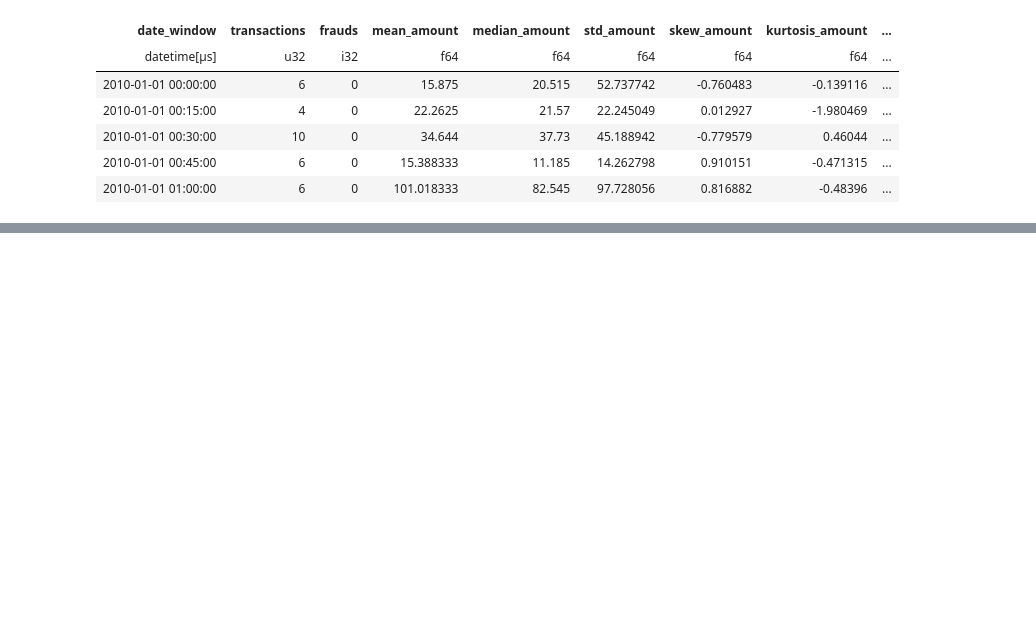
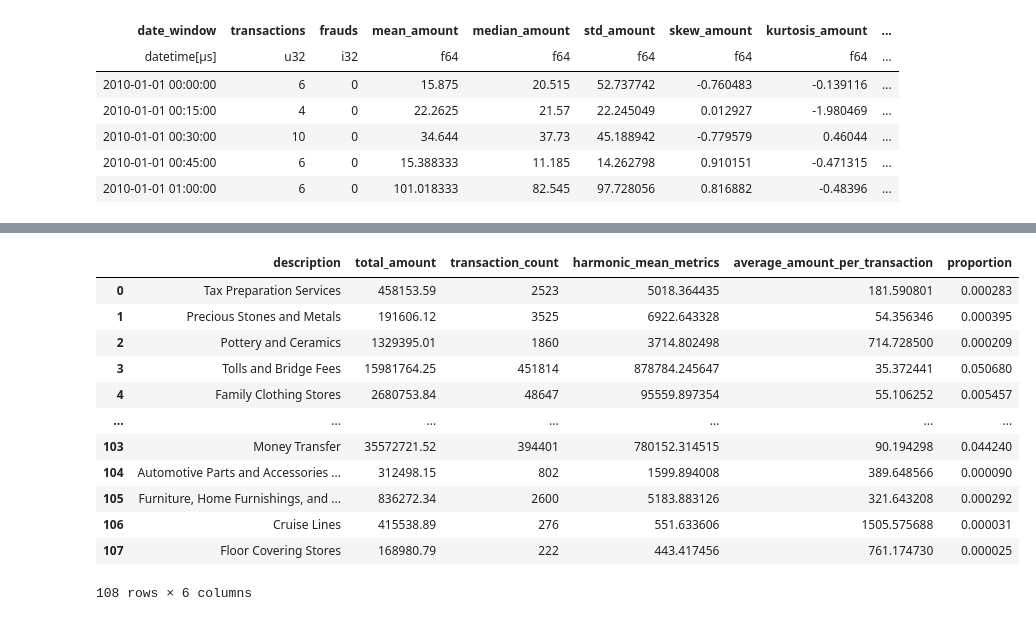
Before and after one commit to Angelicogfa/tcc_mba_datascience_analytics_usp_esalq, a Jupyter notebook: 03-modelagem_dados.ipynb, the cells around one changed output, grey strips where cells are left out. Drawn from its saved outputs; the diff is of its cells as text; code cells hidden in the pictures; blank space fills up the shorter version.

```diff
--- a/03-modelagem_dados.ipynb
+++ b/03-modelagem_dados.ipynb
@@ -33,4 +33,16 @@ df = df.with_columns(
     .then(pl.lit('Yes'))
     .otherwise(pl.lit('No'))
     .alias('online_sales')
+).with_columns(
+    pl.when(pl.col('merchant_city').str.to_lowercase() == 'online')
+    .then(pl.lit('Online'))
+    .otherwise(pl.col('merchant_city'))
+    .alias('city')
+).with_columns(
+    pl.when(pl.col('merchant_state').str.len_chars() == 2)
+    .then(pl.lit('United States'))
+    .otherwise(pl.col('merchant_state'))
+    .alias('country')
+    .fill_null('Online')
 )
+df.sample(5)
@@ -128,3 +149,6 @@ shape: (10, 54)
 | 2010-01-01 01:45:00 | 7 | 0 | 51.992857 | 39.05 | 34.98547 | 1.019653 | -0.01202 | ... |
 | 2010-01-01 02:00:00 | 9 | 0 | 45.843333 | 6.63 | 68.940091 | 1.30041 | 0.377724 | ... |
 | 2010-01-01 02:15:00 | 6 | 0 | 35.681667 | 42.3 | 27.537275 | -0.289351 | -1.570798 | ... |
+# %%
+df_proportion = df['description'].value_counts(normalize=True).sort('proportion', descending=True)
+df_proportion.filter(pl.col('proportion') >= 0.01)
@@ -130,0 +170,25 @@ shape: (10, 54)
+# %%
+df.group_by("description").agg([
+    pl.sum("amount").alias("total_amount"),
+    pl.len().alias("transaction_count"),
+]).with_columns(
+    (
+        2 / (1 / pl.col("total_amount") + 1 / pl.col("transaction_count"))
+    ).alias("harmonic_mean_metrics")
+).with_columns(
+    (pl.col("total_amount") / pl.col("transaction_count")).alias("average_amount_per_transaction")
+).join(df_proportion, on='description', how='left').to_pandas()
+# %% [output]
+|  | description | total_amount | transaction_count | harmonic_mean_metrics | average_amount_per_transaction | proportion |
+| 0 | Tax Preparation Services | 458153.59 | 2523 | 5018.364435 | 181.590801 | 0.000283 |
+| 1 | Precious Stones and Metals | 191606.12 | 3525 | 6922.643328 | 54.356346 | 0.000395 |
+| 2 | Pottery and Ceramics | 1329395.01 | 1860 | 3714.802498 | 714.728500 | 0.000209 |
+| 3 | Tolls and Bridge Fees | 15981764.25 | 451814 | 878784.245647 | 35.372441 | 0.050680 |
+| 4 | Family Clothing Stores | 2680753.84 | 48647 | 95559.897354 | 55.106252 | 0.005457 |
+| ... | ... | ... | ... | ... | ... | ... |
+| 103 | Money Transfer | 35572721.52 | 394401 | 780152.314515 | 90.194298 | 0.044240 |
+| 104 | Automotive Parts and Accessories ... | 312498.15 | 802 | 1599.894008 | 389.648566 | 0.000090 |
+| 105 | Furniture, Home Furnishings, and ... | 836272.34 | 2600 | 5183.883126 | 321.643208 | 0.000292 |
+| 106 | Cruise Lines | 415538.89 | 276 | 551.633606 | 1505.575688 | 0.000031 |
+| 107 | Floor Covering Stores | 168980.79 | 222 | 443.417456 | 761.174730 | 0.000025 |
+108 rows × 6 columns
```
Also changed, not shown: parts of 3 cells of this notebook.
